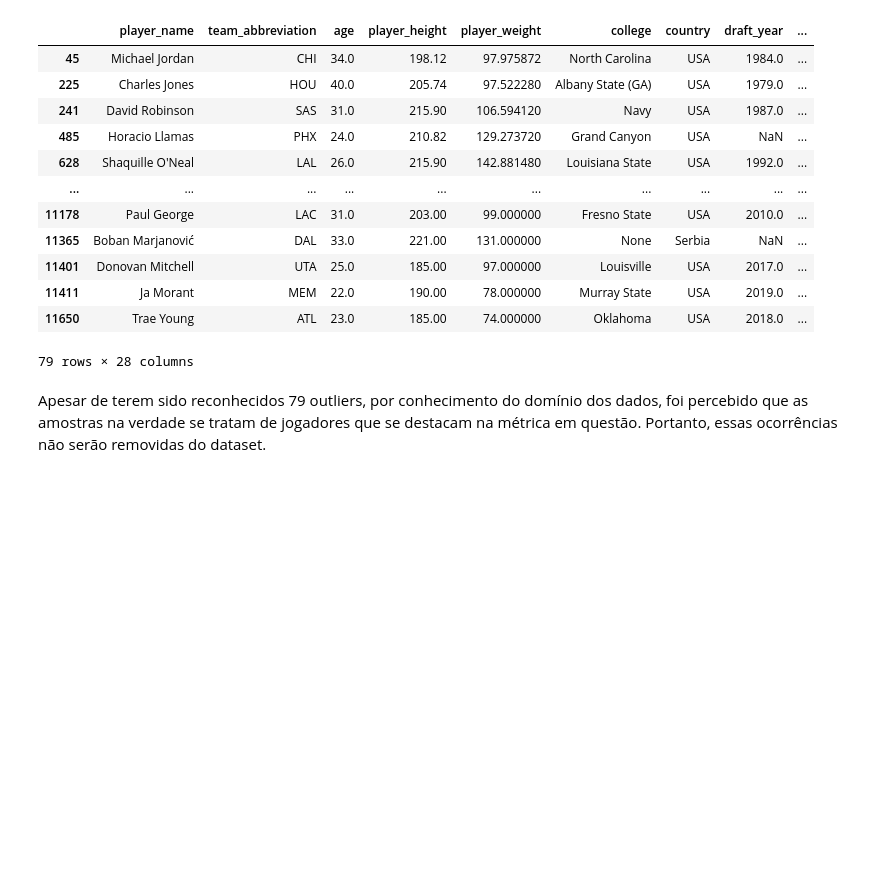
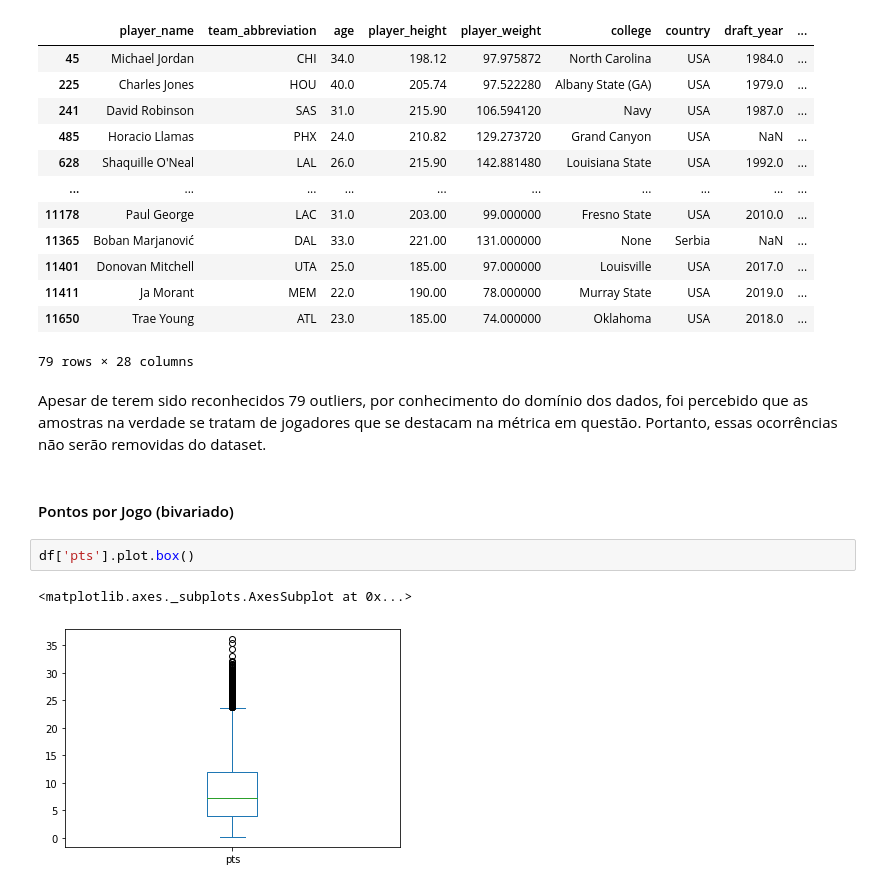
Before and after one commit to tta13/NBA-data-analysis, a Jupyter notebook: code.ipynb, the cells around one changed output. Saved outputs shown, nothing was run; the diff lists cells and outputs as text; blank space fills up the shorter version.

Commit message:
Add + bivar. data cleaning sections

```diff
--- a/code.ipynb
+++ b/code.ipynb
@@ -1555,3 +1555,10 @@ usg_pct_outliers
 79 rows × 28 columns
 # %% [markdown]
 Apesar de terem sido reconhecidos 79 outliers, por conhecimento do domínio dos dados, foi percebido que as amostras na verdade se tratam de jogadores que se destacam na métrica em questão. Portanto, essas ocorrências não serão removidas do dataset.
+# %% [markdown]
+#### Pontos por Jogo (bivariado)
+# %%
+df['pts'].plot.box()
+# %% [output]
+<matplotlib.axes._subplots.AxesSubplot at 0x...>
+[figure, added]
```
Also changed, not shown: parts of 49 cells of this notebook.
